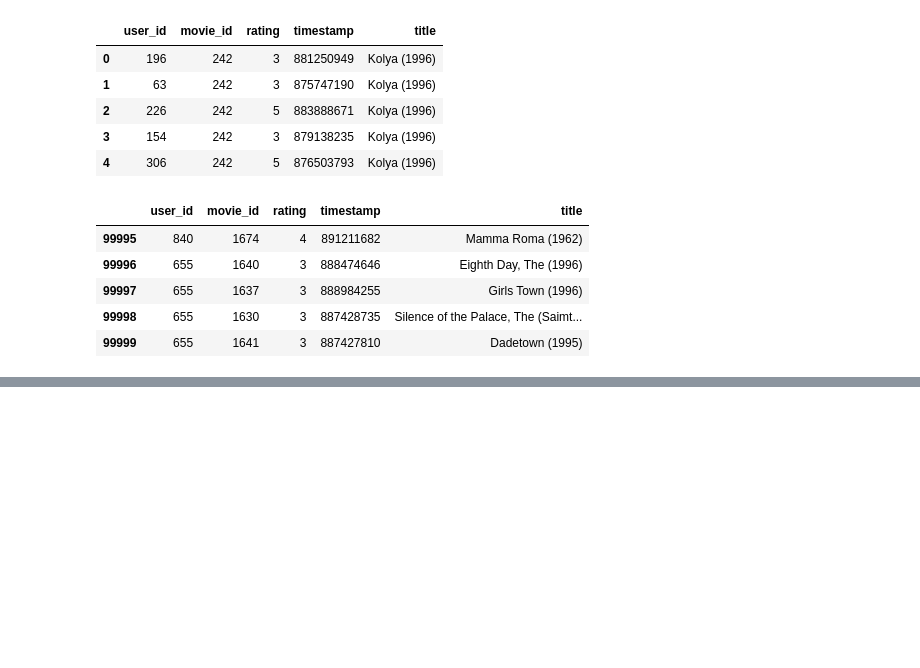
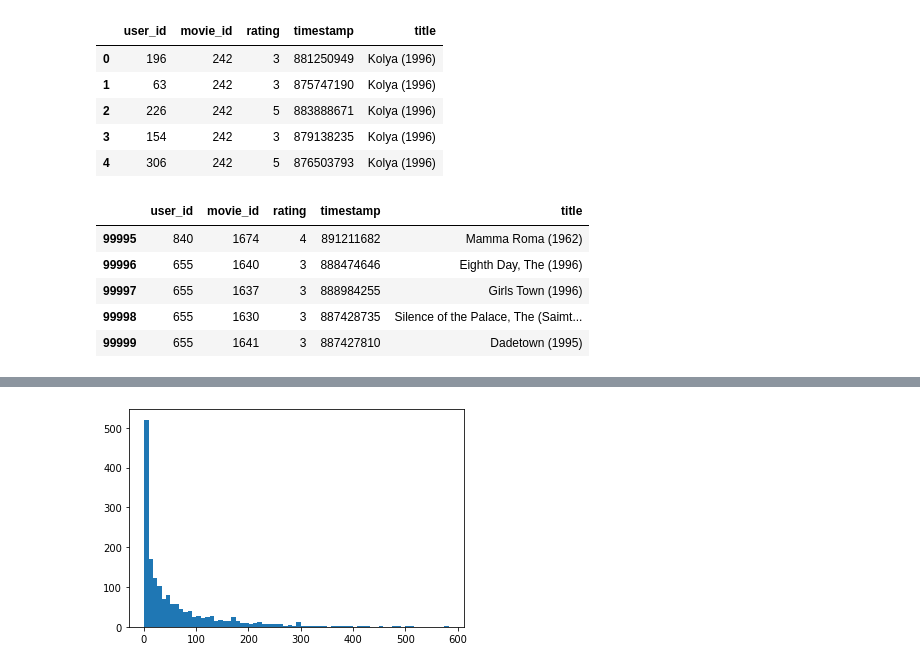
Before and after one commit to RGTechno/DataScience_Python, a Jupyter notebook: Recommendation System/recommender.ipynb, the cells around one changed output, grey strips where cells are left out. Cells and saved outputs as stored; diff of their text form; code cells hidden in the pictures; blank space fills up the shorter version.

Commit message:
data analysis

```diff
--- a/Recommendation System/recommender.ipynb
+++ b/Recommendation System/recommender.ipynb
@@ -75,0 +113,2 @@ df.tail()
+# %%
+ratings = pd.DataFrame(df.groupby("title").mean()["rating"])
@@ -75,0 +125,2 @@ df.tail()
+# %%
+ratings["num of ratings"] = pd.DataFrame(df.groupby("title").count()["rating"])
@@ -75,0 +154,5 @@ df.tail()
+# %%
+plt.hist(ratings["num of ratings"],bins=70)
+plt.show()
+# %% [output]
+[figure, added]
```
Also changed, not shown: parts of 9 cells of this notebook.
